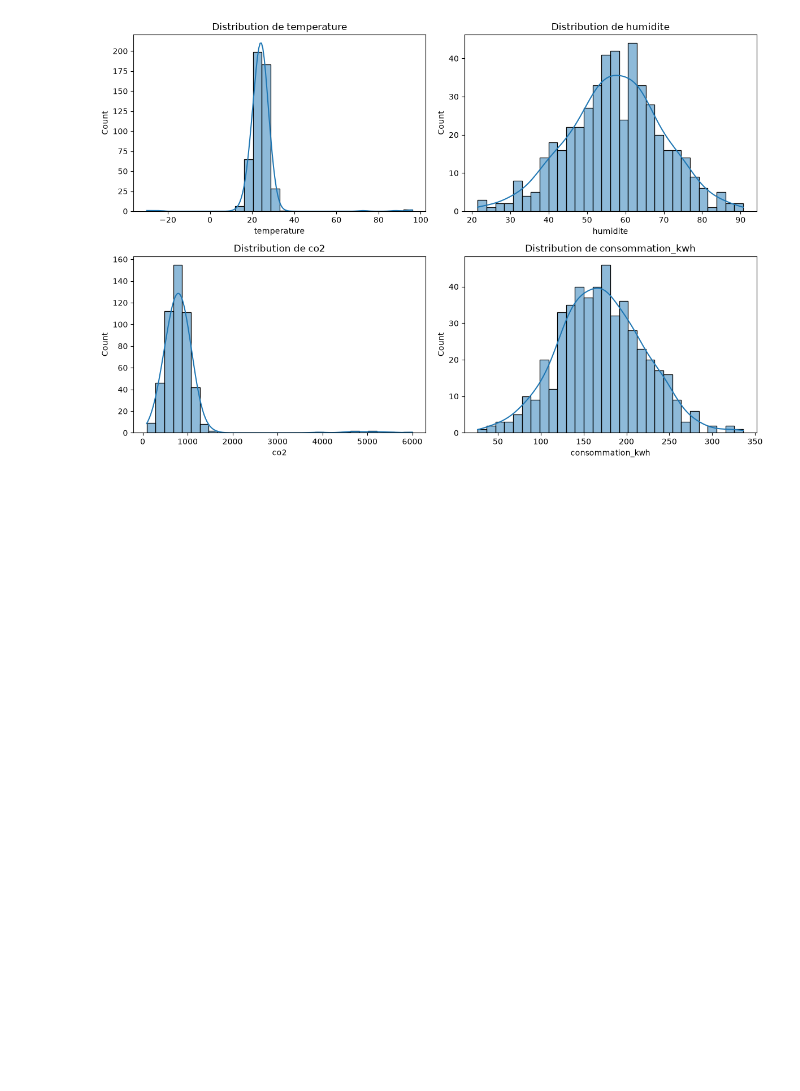
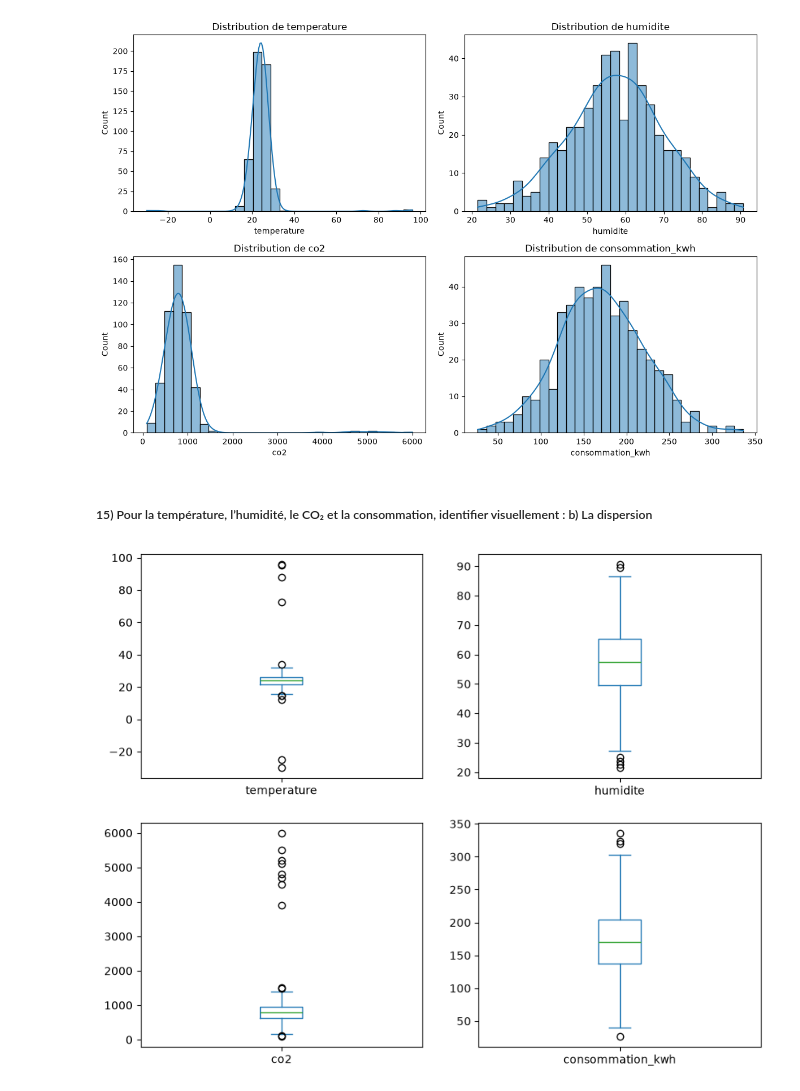
Before and after one commit to NdiayeAmanatou/atelier_preparation_donnees, a Jupyter notebook: atelier_prepa_donnees_tab/notebooks/atelier_prepa_donnees_tab.ipynb, the cells around one changed output. Saved outputs shown, nothing was run; the diff lists cells and outputs as text; code cells hidden in the pictures; blank space fills up the shorter version.

Commit message:
Partie 1 : 15) Pour la température, l’humidité, le CO₂ et la consommation, identifier visuellement : b) La dispersion

```diff
--- a/atelier_prepa_donnees_tab/notebooks/atelier_prepa_donnees_tab.ipynb
+++ b/atelier_prepa_donnees_tab/notebooks/atelier_prepa_donnees_tab.ipynb
@@ -606,3 +606,13 @@ plt.tight_layout()
 plt.show()
 # %% [output]
 [figure]
+# %% [markdown]
+##### 15) Pour la température, l’humidité, le CO₂ et la consommation, identifier visuellement : b) La dispersion
+# %%
+colonnes = ["temperature", "humidite", "co2", "consommation_kwh"]
+
+# Un boxplot par variable (chacun avec son propre axe)
+df[colonnes].plot(kind="box", subplots=True, layout=(2, 2), figsize=(10, 8))
+plt.show()
+# %% [output]
+[figure, added]
```
